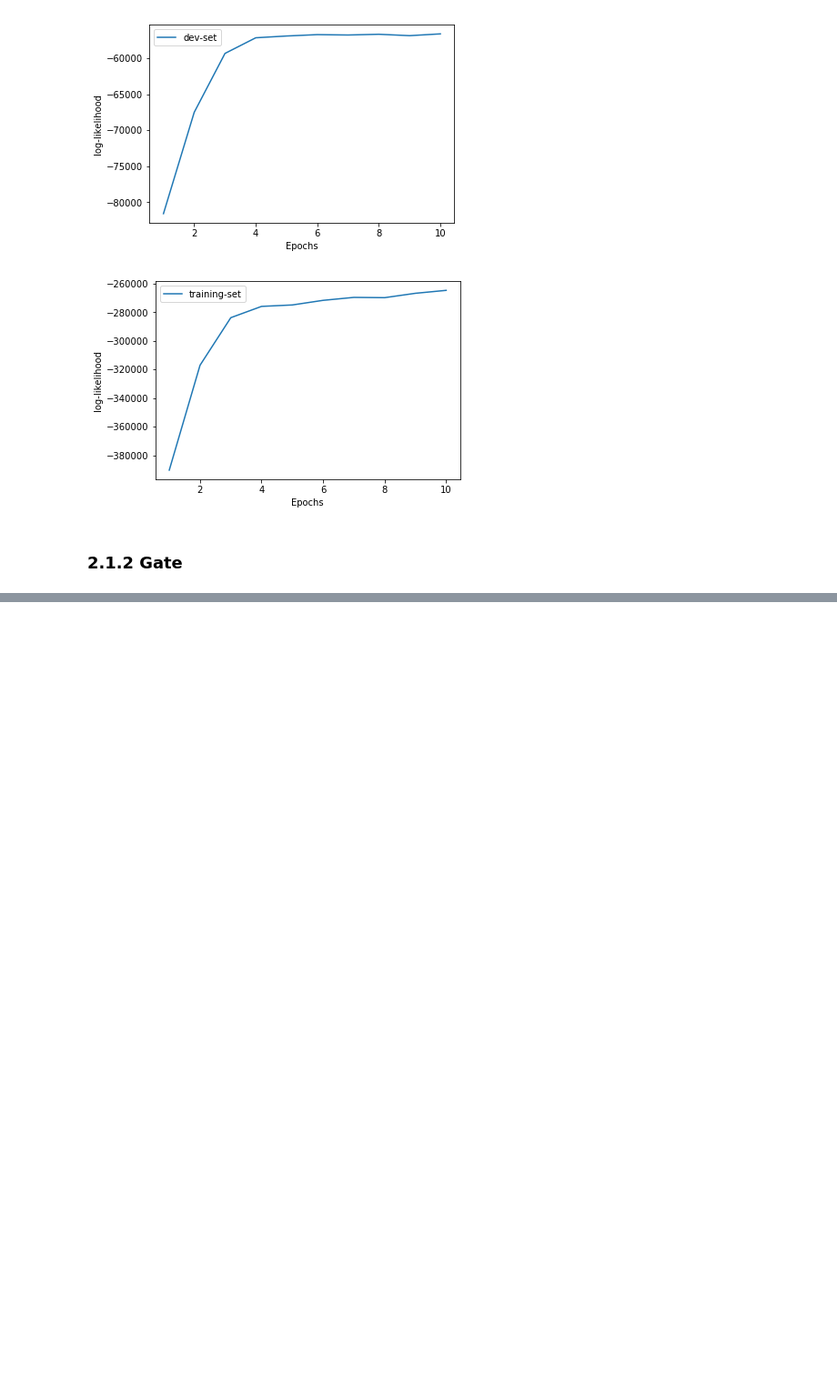
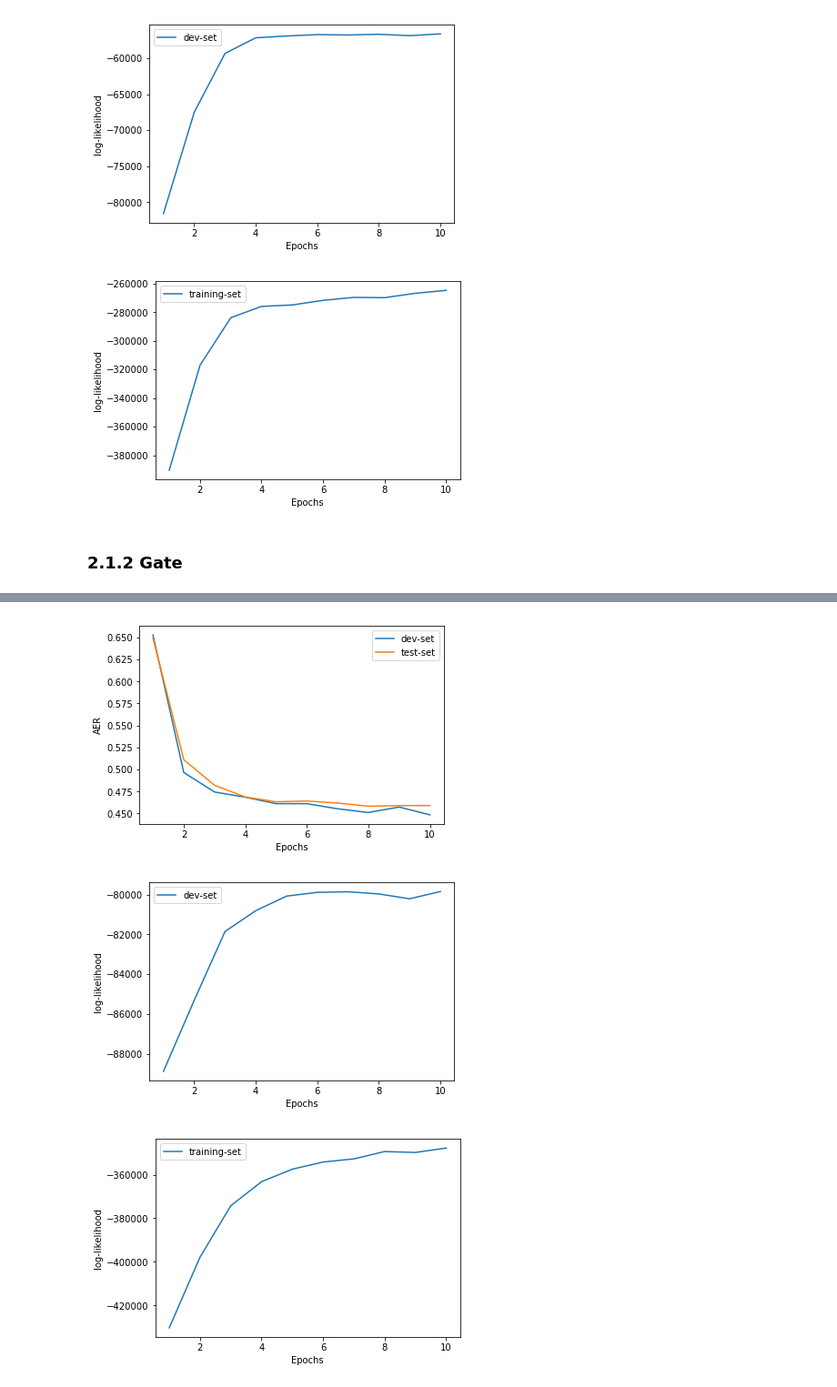
Before and after one commit to Fije/Variational_AutoEncoders, a Jupyter notebook: T2.ipynb, the cells around one changed output, grey strips where cells are left out. Shown at 91% size. Saved outputs shown, nothing was run; the diff lists cells and outputs as text; code cells hidden in the pictures; blank space fills up the shorter version.

Commit message:
Restore neuralibm1 and neuralibm1trainer to original but with plotting

```diff
--- a/T2.ipynb
+++ b/T2.ipynb
@@ -188,0 +281,36 @@ with tf.Session() as sess:
+# %%
+# plotting
+import matplotlib.pyplot as plt
+
+handles = []
+ax1 = plt.plot(range(1, len(dev_AERs)+1), dev_AERs, label='dev-set')
+handles.extend(ax1)
+ax2 = plt.plot(range(1, len(test_AERs)+1), test_AERs, label='test-set')
+handles.extend(ax2)
+plt.legend(handles=handles)
+plt.xlabel('Epochs')
+plt.ylabel('AER')
+plt.show()
+plt.clf()
+
+handles = []
+ax1 = plt.plot(range(1, len(dev_likelihoods)+1), dev_likelihoods, label='dev-set')
+handles.extend(ax1)
+plt.legend(handles=handles)
+plt.xlabel('Epochs')
+plt.ylabel('log-likelihood')
+plt.show()
+plt.clf()
+
+handles = []
+ax1 = plt.plot(range(1, len(train_likelihoods)+1), train_likelihoods, label='training-set')
+handles.extend(ax1)
+plt.legend(handles=handles)
+plt.xlabel('Epochs')
+plt.ylabel('log-likelihood')
+plt.show()
+plt.clf()
+# %% [output]
+[figure, added]
+[figure, added]
+[figure, added]
```
Also changed, not shown: parts of 5 cells of this notebook, 2 other files.
